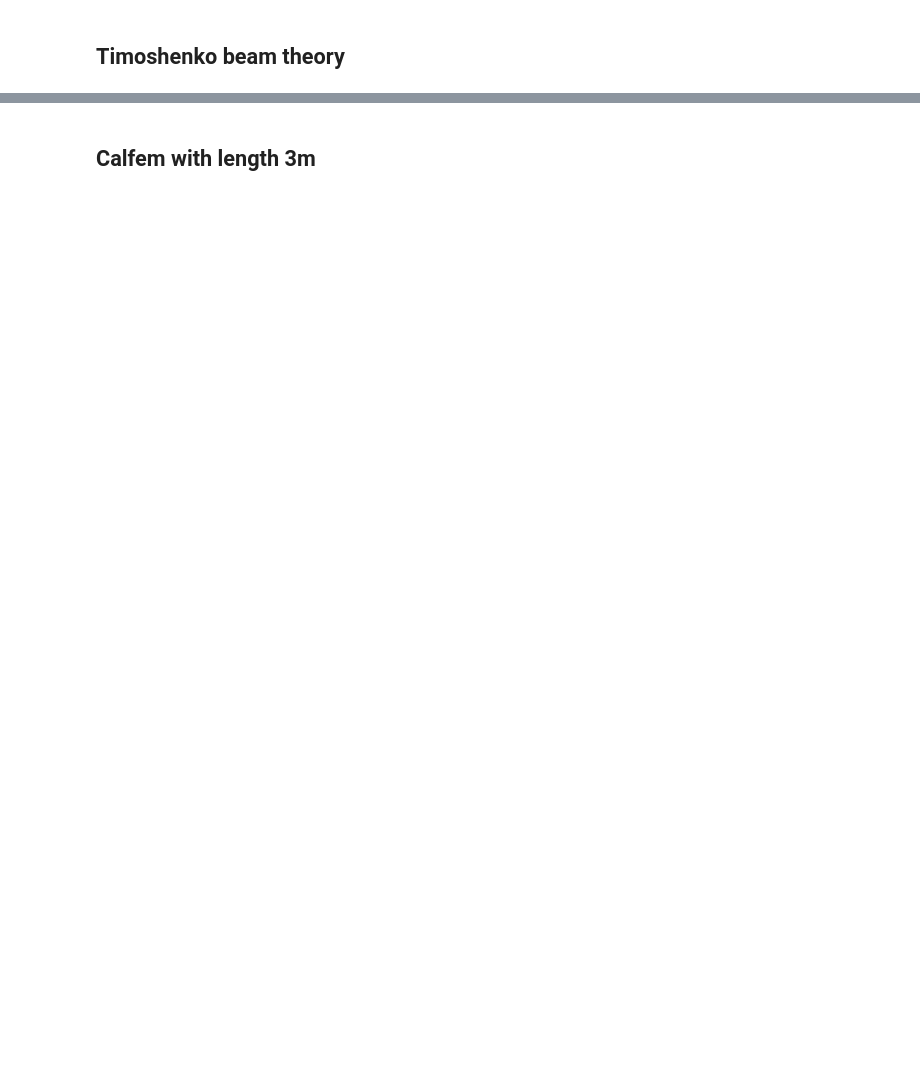
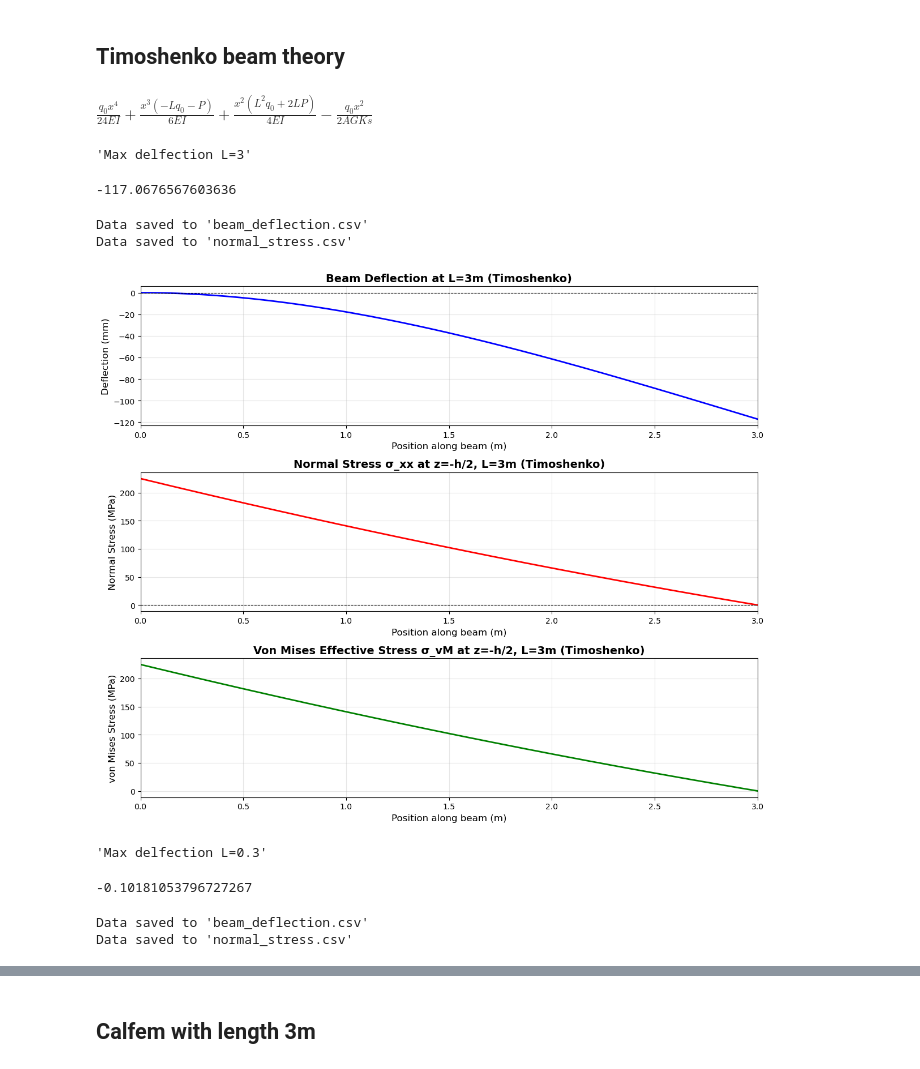
Before and after one commit to MartinStjernkvist/Applied-Mechanics, a Jupyter notebook: TME235/A1 & A2/Assignment_1&2.ipynb, the cells around one changed output, grey strips where cells are left out. Saved outputs shown, nothing was run; the diff lists cells and outputs as text; code cells hidden in the pictures; blank space fills up the shorter version.

```diff
--- a/TME235/A1 & A2/Assignment_1&2.ipynb
+++ b/TME235/A1 & A2/Assignment_1&2.ipynb
@@ -354,6 +389,8 @@ padding_1 = (max_val_1 - min_val_1) * 0.05
 if padding_1 == 0:
     padding_1 = np.abs(max_val_1) * 0.1 if max_val_1 != 0 else 1
 
+display('Max delfection L=3', np.min(plot_data_1))
+
 ax1.plot(x_vals, plot_data_1, 'b-', linewidth=2)
 ax1.set_title(f'Beam Deflection at L={L}m (Timoshenko)', fontsize=14, fontweight='bold')
 ax1.set_xlabel('Position along beam (m)', fontsize=12)
@@ -424,6 +461,15 @@ ax3.set_ylim(min_val_3 - padding_3, max_val_3 + padding_3)
 plt.tight_layout()
 plt.show()
 
+# Create a DataFrame
+df = pd.DataFrame({
+    'Position (m)': x_vals,
+    'Von Mises Stress (MPa)': sigma_vM / 1e6
+})
+
+# Save to CSV
+df.to_csv('von_mises_stress_timo_3m.csv', index=False)
+
 
 ##################################################################################
 
@@ -458,6 +504,8 @@ max_val_1 = np.max(plot_data_1)
 padding_1 = (max_val_1 - min_val_1) * 0.05
 if padding_1 == 0:
     padding_1 = np.abs(max_val_1) * 0.1 if max_val_1 != 0 else 1
+
+display('Max delfection L=0.3', np.min(plot_data_1))
 
 ax1.plot(x_vals, plot_data_1, 'b-', linewidth=2)
 ax1.set_title(f'Beam Deflection, L={L}m (Timoshenko)', fontsize=14, fontweight='bold')
@@ -500,31 +548,51 @@ ax2.set_xlim(0, L)
 ax2.set_ylim(min_val_2 - padding_2, max_val_2 + padding_2)
 
 # Create a DataFrame
 df = pd.DataFrame({
     'Position (m)': x_vals,
     'Normal Stress (MPa)': sigma_xx / 1e6
 })
 
 # Save to CSV
 df.to_csv('normal_stress_timo_0.3m.csv', index=False)
 
 print("Data saved to 'normal_stress.csv'")
 
-# Plot 3: von Mises stress
+# Von Mises stress
 plot_data_3 = sigma_vM/1e6
 min_val_3 = np.min(plot_data_3)
 max_val_3 = np.max(plot_data_3)
 padding_3 = (max_val_3 - min_val_3) * 0.05
 if padding_3 == 0:
     padding_3 = np.abs(max_val_3) * 0.1 if max_val_3 != 0 else 1
 
 ax3.plot(x_vals, plot_data_3, 'g-', linewidth=2)
 ax3.set_title(f'Von Mises Effective Stress σ_vM at z=-h/2, L={L}m (Timoshenko)', fontsize=14, fontweight='bold')
 ax3.set_xlabel('Position along beam (m)', fontsize=12)
 ax3.set_ylabel('von Mises Stress (MPa)', fontsize=12)
 ax3.grid(True, alpha=0.3)
 ax3.set_xlim(0, L)
 ax3.set_ylim(min_val_3 - padding_3, max_val_3 + padding_3)
 
 plt.tight_layout()
 plt.show()
+
+# Create a DataFrame
+df = pd.DataFrame({
+    'Position (m)': x_vals,
+    'Von Mises Stress (MPa)': sigma_vM / 1e6
+})
+
+# Save to CSV
+df.to_csv('von_mises_stress_timo_0.3m.csv', index=False)
+# %% [output]
+$\displaystyle \frac{q_{0} x^{4}}{24 E I} + \frac{x^{3} \left(- L q_{0} - P\right)}{6 E I} + \frac{x^{2} \left(L^{2} q_{0} + 2 L P\right)}{4 E I} - \frac{q_{0} x^{2}}{2 A G Ks}$
+'Max delfection L=3'
+-117.0676567603636
+Data saved to 'beam_deflection.csv'
+Data saved to 'normal_stress.csv'
+[figure, added]
+'Max delfection L=0.3'
+-0.10181053796727267
+Data saved to 'beam_deflection.csv'
+Data saved to 'normal_stress.csv'
```
Also changed, not shown: parts of 9 cells of this notebook, 2 other files.
